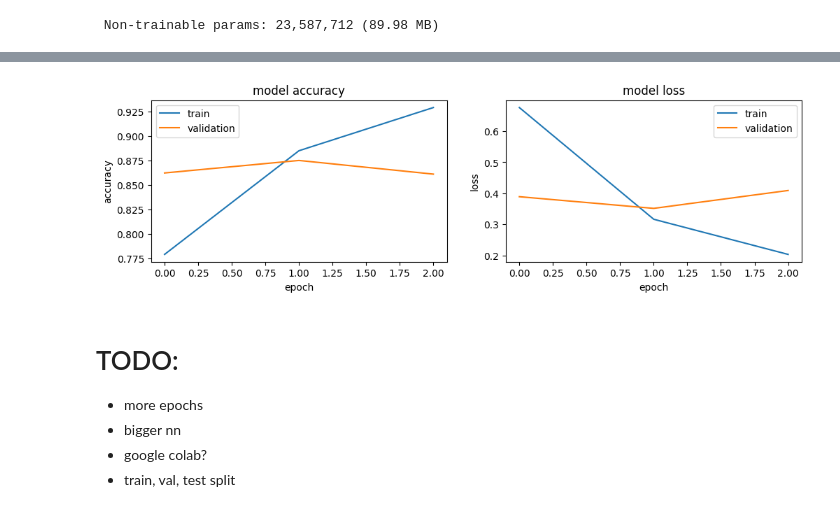
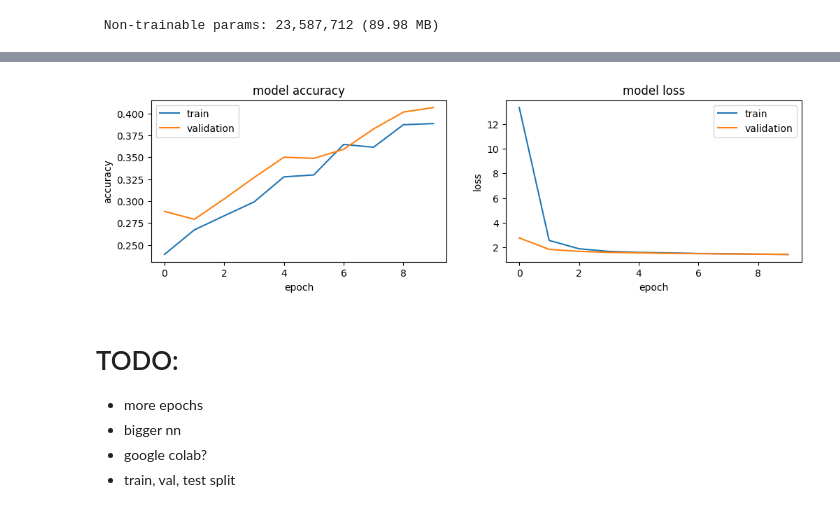
Before and after one commit to Sibor2000/PRS_project, a Jupyter notebook: project.ipynb, the cells around one changed output, grey strips where cells are left out. Cells and saved outputs as stored; diff of their text form; code cells hidden in the pictures.

```diff
--- a/project.ipynb
+++ b/project.ipynb
@@ -53,7 +53,7 @@ img_height, img_width = 180, 180
 batch_size = 32
 
 (train_ds, validation_ds) = tf.keras.preprocessing.image_dataset_from_directory(
-    data_dir,
+    train_dir,
     label_mode = 'categorical',
     validation_split=0.2,
     subset='both',
@@ -115,0 +116,17 @@ Epoch 3/3
+# %%
+my_seq_model = tf.keras.Sequential([tf.keras.layers.Input(shape=(180,180,3)),
+                                    tf.keras.layers.Conv2D(1,(3,3)),
+                                    tf.keras.layers.MaxPool2D((2,2)),
+                                    tf.keras.layers.Conv2D(1,(3,3)),
+                                    tf.keras.layers.MaxPool2D((2,2)),
+                                    tf.keras.layers.Conv2D(1,(3,3)),
+                                    tf.keras.layers.MaxPool2D((2,2)),
+                                    tf.keras.layers.Conv2D(1,(3,3)),
+                                    tf.keras.layers.MaxPool2D((2,2)),
+                                    tf.keras.layers.Flatten(),
+                                    tf.keras.layers.Dense(64, activation="relu"),
+                                    tf.keras.layers.Dropout(0.2),
+                                    tf.keras.layers.Dense(64, activation="relu"),
+                                    tf.keras.layers.Dense(5, activation="softmax")])
+
+my_seq_model
@@ -115,0 +135,4 @@ Epoch 3/3
+# %%
+my_seq_model.compile(loss='categorical_crossentropy', optimizer=Adam(learning_rate=0.001), metrics= ['accuracy'])
+# %%
+my_seq = my_seq_model.fit(train_ds, validation_data=validation_ds, epochs=10)
@@ -116,25 +160,45 @@ Epoch 3/3
+# %%
+plt.figure(1, figsize = (12,3))
+
+plt.subplot(121)
+plt.plot(my_seq.history['accuracy'])
+plt.plot(my_seq.history['val_accuracy'])
+plt.title('model accuracy')
+plt.ylabel('accuracy')
+plt.xlabel('epoch')
+plt.legend(['train', 'validation'])
+
+plt.subplot(122)
+plt.plot(my_seq.history['loss'])
+plt.plot(my_seq.history['val_loss'])
+plt.title('model loss')
+plt.ylabel('loss')
+plt.xlabel('epoch')
+plt.legend(['train', 'validation'])
+
+plt.show()
+# %% [output]
+[figure, added]
 # %%
-plt.figure(1, figsize = (12,3))
+#plt.figure(1, figsize = (12,3))
 
-plt.subplot(121)
-plt.plot(resnet1.history['accuracy'])
-plt.plot(resnet1.history['val_accuracy'])
-plt.title('model accuracy')
-plt.ylabel('accuracy')
-plt.xlabel('epoch')
-plt.legend(['train', 'validation'])
+#plt.subplot(121)
+#plt.plot(resnet1.history['accuracy'])
+#plt.plot(resnet1.history['val_accuracy'])
+#plt.title('model accuracy')
+#plt.ylabel('accuracy')
+#plt.xlabel('epoch')
+#plt.legend(['train', 'validation'])
 
-plt.subplot(122)
-plt.plot(resnet1.history['loss'])
-plt.plot(resnet1.history['val_loss'])
-plt.title('model loss')
-plt.ylabel('loss')
-plt.xlabel('epoch')
-plt.legend(['train', 'validation'])
+#plt.subplot(122)
+#plt.plot(resnet1.history['loss'])
+#plt.plot(resnet1.history['val_loss'])
+#plt.title('model loss')
+#plt.ylabel('loss')
+#plt.xlabel('epoch')
+#plt.legend(['train', 'validation'])
 
-plt.show()
+#plt.show()
-# %% [output]
-[figure, removed]
 # %% [markdown]
 
 # TODO:
```
Also changed, not shown: parts of 11 cells of this notebook, 1 other file.
